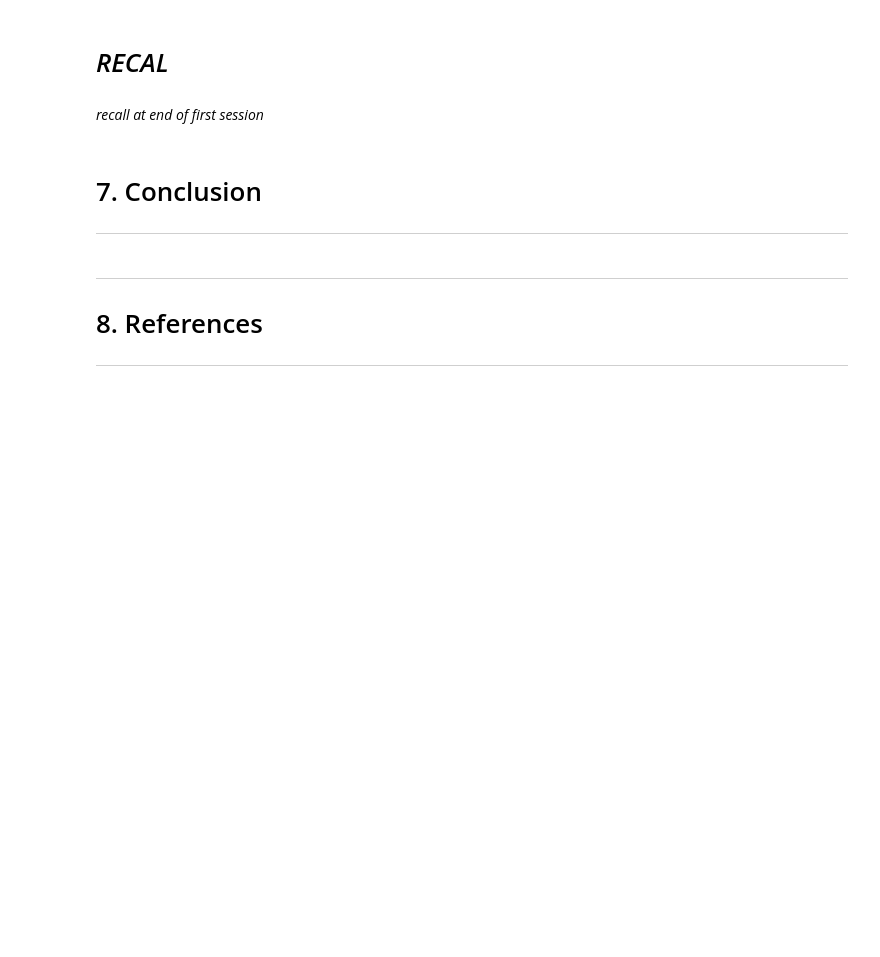
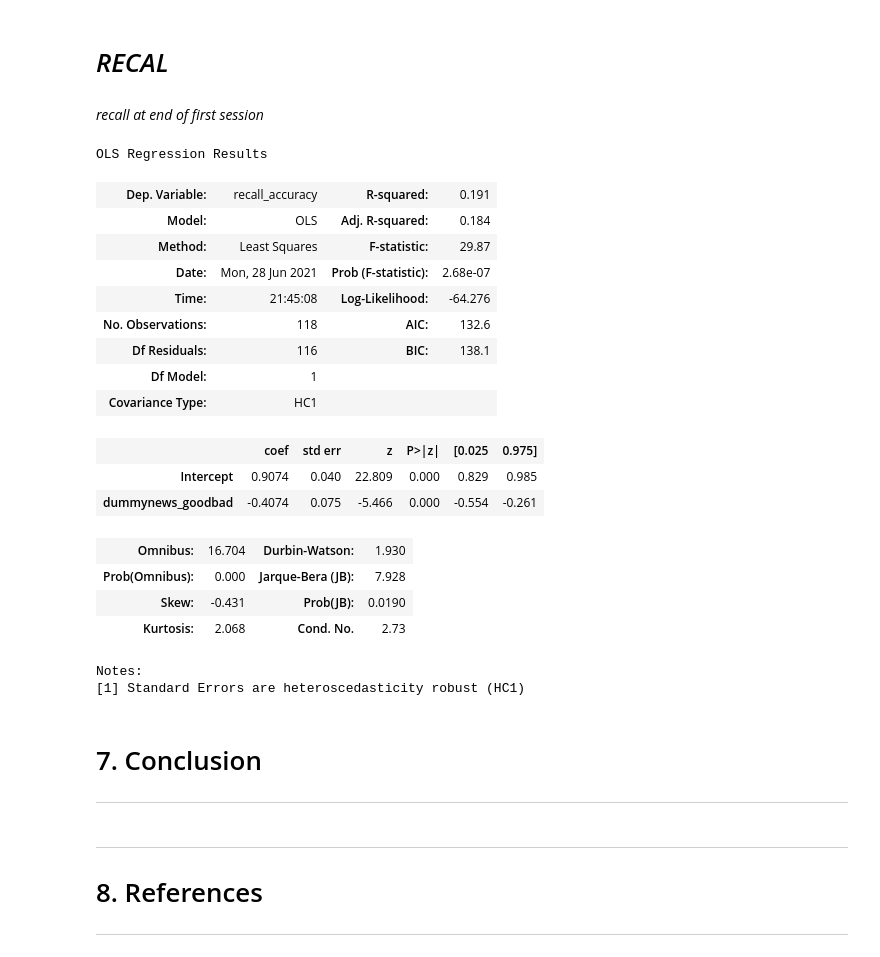
Before and after one commit to aysuavci/ose-data-science-course-project-aysuavci, a Jupyter notebook: project_notebook.ipynb, the cells around one changed output. Drawn from its saved outputs; the diff is of its cells as text; code cells hidden in the pictures; blank space fills up the shorter version.

Commit message:
recall feedback 1 month

```diff
--- a/project_notebook.ipynb
+++ b/project_notebook.ipynb
@@ -1045,3 +1045,31 @@ Notes:
 # %%
 df["diff"] = np.nan
 df.loc[df['treatgroup'] == 5, 'diff'] = df["neg_comparisons"] - df["recall_neg_comparisons"]
+# %%
+df["recall_accuracy"] = np.nan
+df.loc[df['treatgroup'] == 5, 'recall_accuracy'] = 0
+df.loc[(df['treatgroup'] == 5) & (df["recallfeedback"] == (df["neg_comparisons"] + 1)) , 'recall_accuracy'] = 1
+# %%
+model_ols = smf.ols(formula="recall_accuracy ~ dummynews_goodbad", data=df)
+rslt = model_ols.fit(cov_type='HC1')
+rslt.summary()
+# %% [output]
+OLS Regression Results
+| Dep. Variable: | recall_accuracy | R-squared: | 0.191 |
+| Model: | OLS | Adj. R-squared: | 0.184 |
+| Method: | Least Squares | F-statistic: | 29.87 |
+| Date: | Mon, 28 Jun 2021 | Prob (F-statistic): | 2.68e-07 |
+| Time: | 21:45:08 | Log-Likelihood: | -64.276 |
+| No. Observations: | 118 | AIC: | 132.6 |
+| Df Residuals: | 116 | BIC: | 138.1 |
+| Df Model: | 1 |  |  |
+| Covariance Type: | HC1 |  |  |
+|  | coef | std err | z | P>|z| | [0.025 | 0.975] |
+| Intercept | 0.9074 | 0.040 | 22.809 | 0.000 | 0.829 | 0.985 |
+| dummynews_goodbad | -0.4074 | 0.075 | -5.466 | 0.000 | -0.554 | -0.261 |
+| Omnibus: | 16.704 | Durbin-Watson: | 1.930 |
+| Prob(Omnibus): | 0.000 | Jarque-Bera (JB): | 7.928 |
+| Skew: | -0.431 | Prob(JB): | 0.0190 |
+| Kurtosis: | 2.068 | Cond. No. | 2.73 |
+Notes:
+[1] Standard Errors are heteroscedasticity robust (HC1)
```
Also changed, not shown: parts of 28 cells of this notebook.
